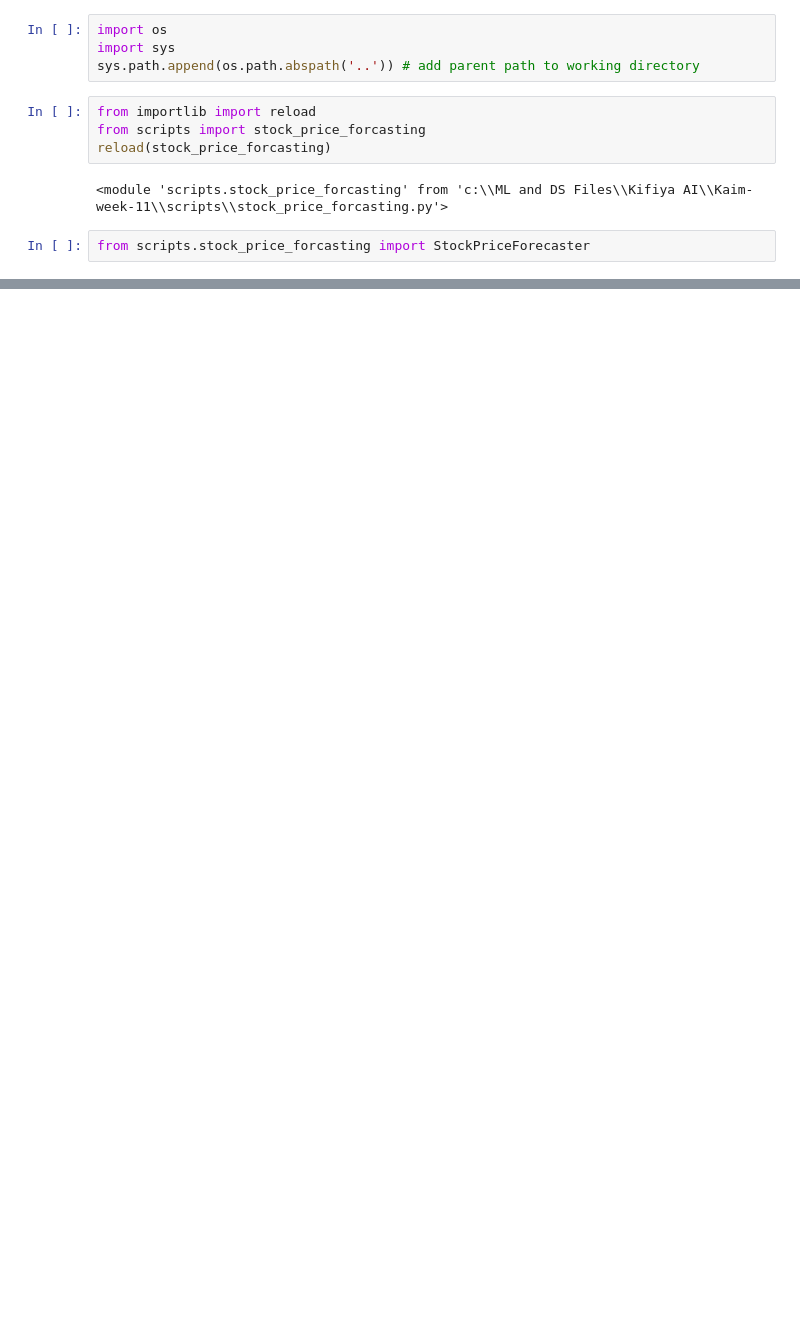
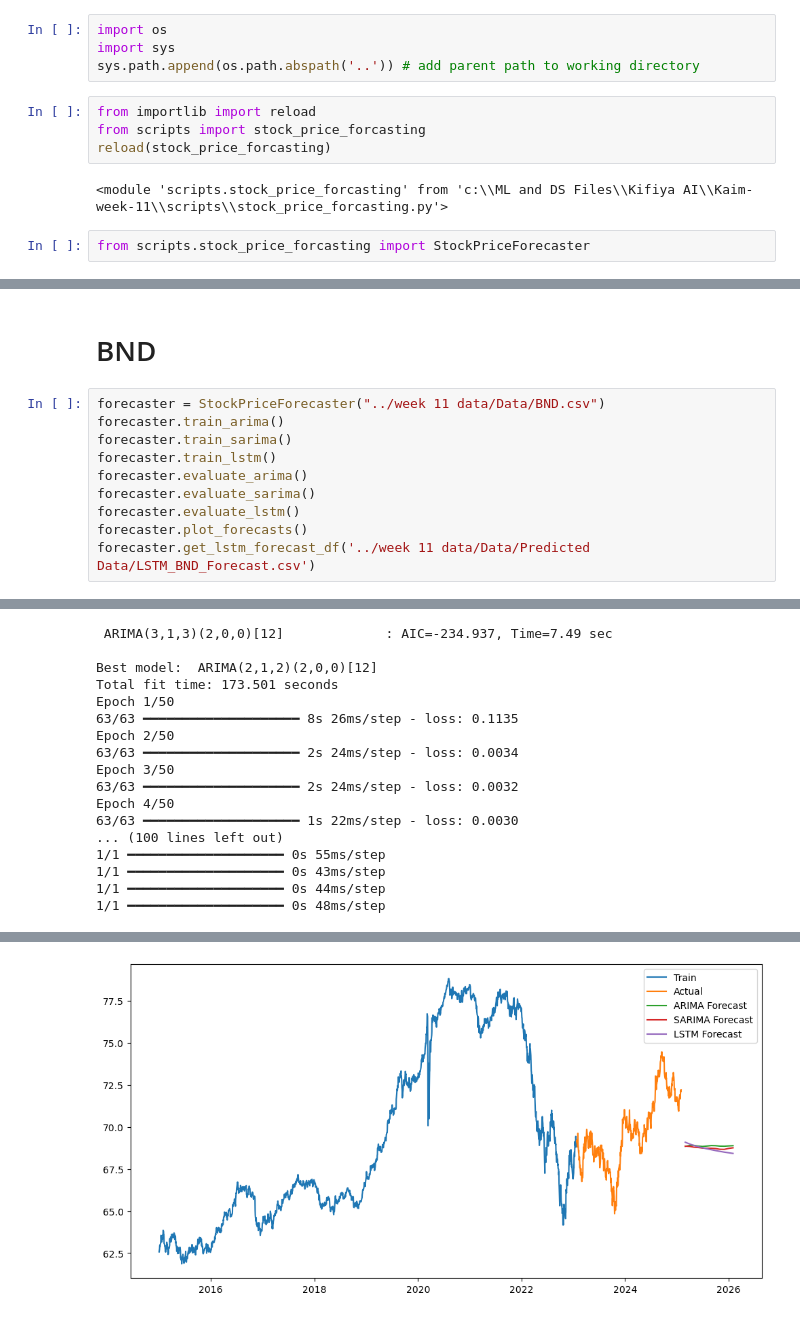
Before and after one commit to zereay74/Kaim-week-11, a Jupyter notebook: notebooks/Task_2_and_Task_3_Time_Series_Forcasting.ipynb, the cells around one changed output, grey strips where cells are left out. Saved outputs shown, nothing was run; the diff lists cells and outputs as text; blank space fills up the shorter version.

Commit message:
for all 3 datasets Task 2: Develop Time Series Forecasting Models and Task 3: Forecast Future Market Trends

```diff
--- a/notebooks/Task_2_and_Task_3_Time_Series_Forcasting.ipynb
+++ b/notebooks/Task_2_and_Task_3_Time_Series_Forcasting.ipynb
@@ -95,0 +100,13 @@ forecaster.plot_forecasts()
+# %% [markdown]
+# BND
+# %%
+forecaster = StockPriceForecaster("../week 11 data/Data/BND.csv")
+forecaster.train_arima()
+forecaster.train_sarima()
+forecaster.train_lstm()
+forecaster.evaluate_arima()
+forecaster.evaluate_sarima()
+forecaster.evaluate_lstm()
+forecaster.plot_forecasts()
+forecaster.get_lstm_forecast_df('../week 11 data/Data/Predicted Data/LSTM_BND_Forecast.csv')
+# %% [output]
@@ -95,0 +151,17 @@ forecaster.plot_forecasts()
+ ARIMA(3,1,3)(2,0,0)[12]             : AIC=-234.937, Time=7.49 sec
+
+Best model:  ARIMA(2,1,2)(2,0,0)[12]
+Total fit time: 173.501 seconds
+Epoch 1/50
+63/63 ━━━━━━━━━━━━━━━━━━━━ 8s 26ms/step - loss: 0.1135
+Epoch 2/50
+63/63 ━━━━━━━━━━━━━━━━━━━━ 2s 24ms/step - loss: 0.0034
+Epoch 3/50
+63/63 ━━━━━━━━━━━━━━━━━━━━ 2s 24ms/step - loss: 0.0032
+Epoch 4/50
+63/63 ━━━━━━━━━━━━━━━━━━━━ 1s 22ms/step - loss: 0.0030
+... (100 lines left out)
+1/1 ━━━━━━━━━━━━━━━━━━━━ 0s 55ms/step
+1/1 ━━━━━━━━━━━━━━━━━━━━ 0s 43ms/step
+1/1 ━━━━━━━━━━━━━━━━━━━━ 0s 44ms/step
+1/1 ━━━━━━━━━━━━━━━━━━━━ 0s 48ms/step
@@ -95,0 +171 @@ forecaster.plot_forecasts()
+[figure, added]
```
Also changed, not shown: parts of 12 cells of this notebook, 1 other file.
